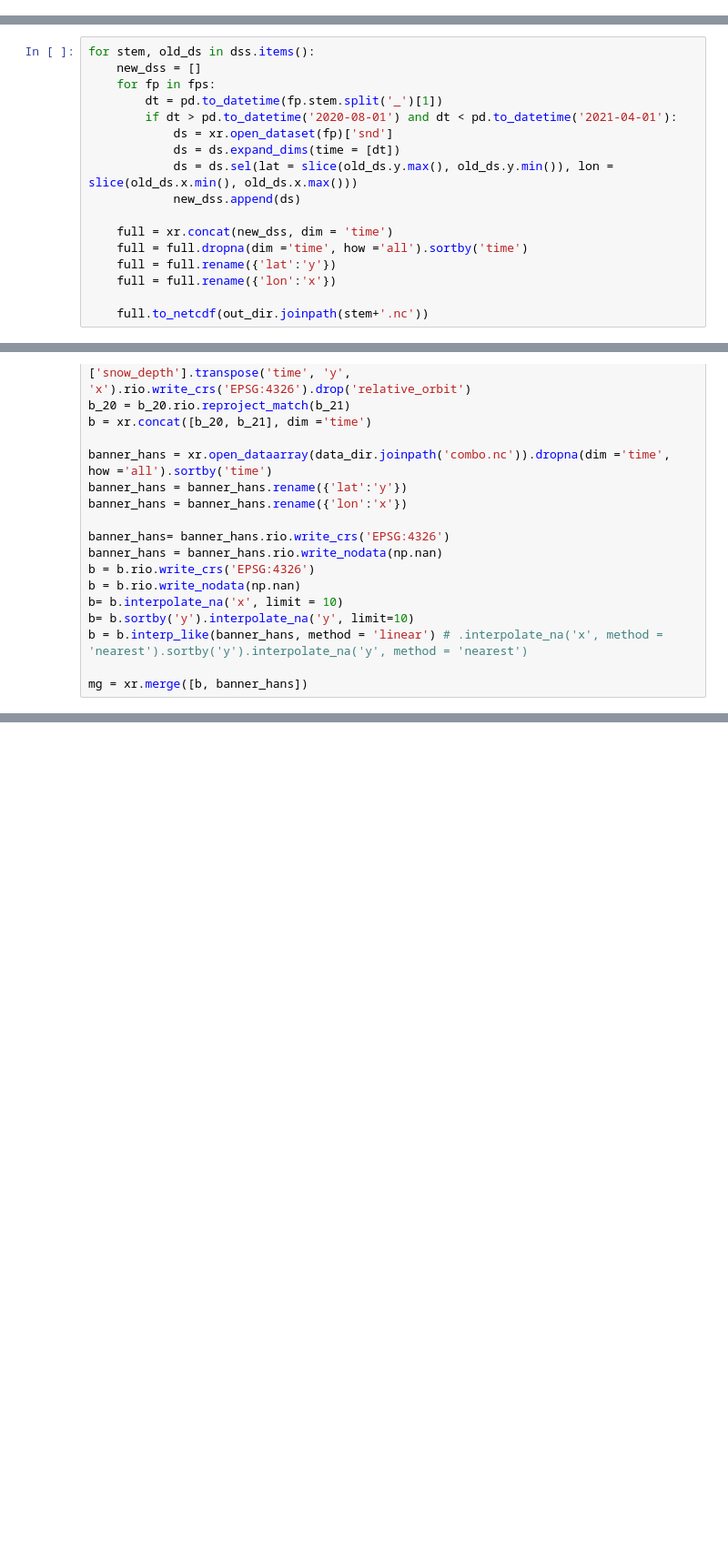
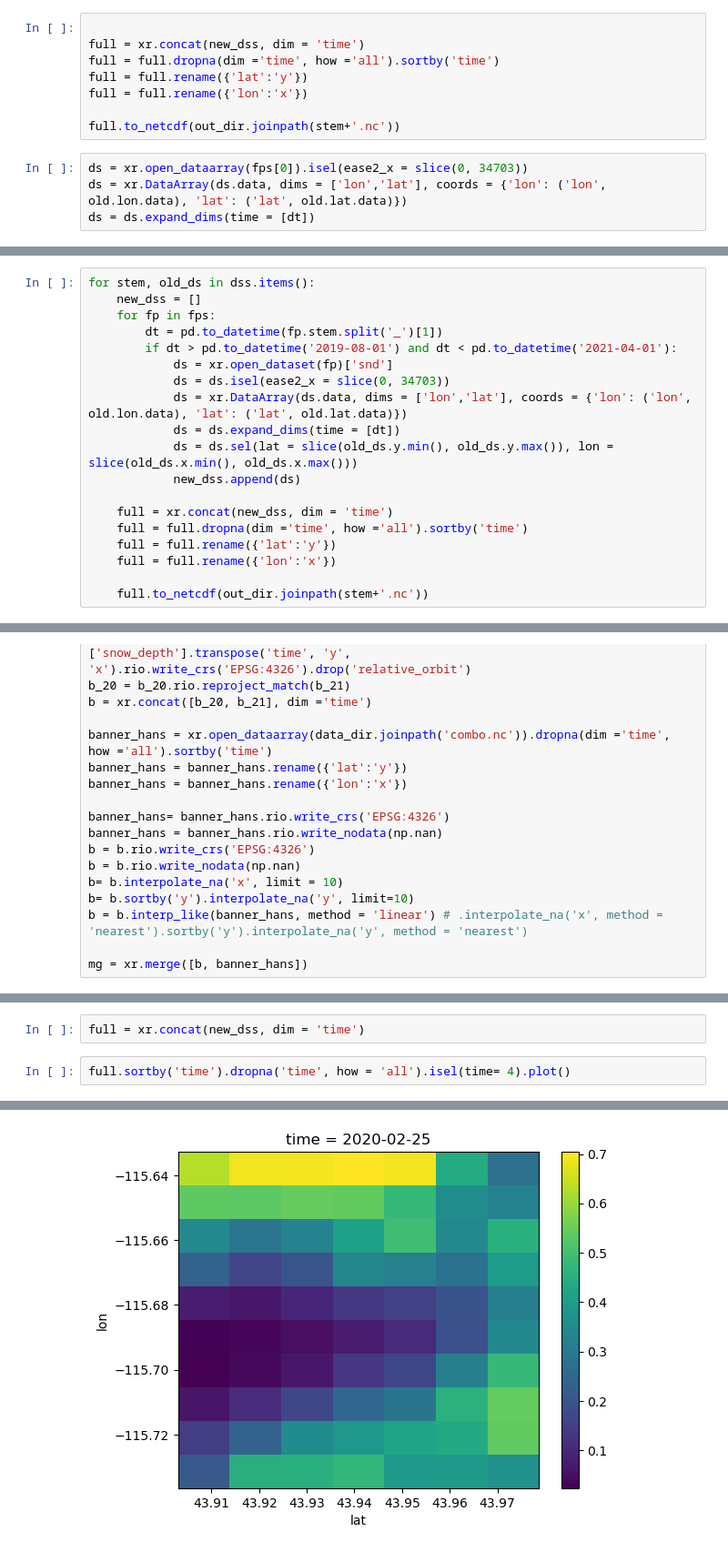
Before and after one commit to ZachHoppinen/spicy-analysis, a Jupyter notebook: src/compare/hans/play.ipynb, the cells around one changed output, grey strips where cells are left out. Shown: that part at 91% size. Cells and saved outputs as stored; diff of their text form; blank space fills up the shorter version.

```diff
--- a/src/compare/hans/play.ipynb
+++ b/src/compare/hans/play.ipynb
@@ -39,2 +81,14 @@ data_dir = Path('~/scratch/West_US_Canada').expanduser()
 assert data_dir.exists()
 fps = list(data_dir.glob('*.nc'))
+# %%
+
+full = xr.concat(new_dss, dim = 'time')
+full = full.dropna(dim ='time', how ='all').sortby('time')
+full = full.rename({'lat':'y'})
+full = full.rename({'lon':'x'})
+
+full.to_netcdf(out_dir.joinpath(stem+'.nc'))
+# %%
+ds = xr.open_dataarray(fps[0]).isel(ease2_x = slice(0, 34703))
+ds = xr.DataArray(ds.data, dims = ['lon','lat'], coords = {'lon': ('lon', old.lon.data), 'lat': ('lat', old.lat.data)})
+ds = ds.expand_dims(time = [dt])
@@ -43,10 +125,12 @@ for stem, old_ds in dss.items():
     new_dss = []
     for fp in fps:
         dt = pd.to_datetime(fp.stem.split('_')[1])
-        if dt > pd.to_datetime('2020-08-01') and dt < pd.to_datetime('2021-04-01'):
+        if dt > pd.to_datetime('2019-08-01') and dt < pd.to_datetime('2021-04-01'):
             ds = xr.open_dataset(fp)['snd']
+            ds = ds.isel(ease2_x = slice(0, 34703))
+            ds = xr.DataArray(ds.data, dims = ['lon','lat'], coords = {'lon': ('lon', old.lon.data), 'lat': ('lat', old.lat.data)})
             ds = ds.expand_dims(time = [dt])
-            ds = ds.sel(lat = slice(old_ds.y.max(), old_ds.y.min()), lon = slice(old_ds.x.min(), old_ds.x.max()))
+            ds = ds.sel(lat = slice(old_ds.y.min(), old_ds.y.max()), lon = slice(old_ds.x.min(), old_ds.x.max()))
             new_dss.append(ds)
 
     full = xr.concat(new_dss, dim = 'time')
@@ -78,0 +171,5 @@ mg = xr.merge([b, banner_hans])
+# %%
+full = xr.concat(new_dss, dim = 'time')
+# %%
+full.sortby('time').dropna('time', how = 'all').isel(time= 4).plot()
+# %% [output]
@@ -78,0 +177 @@ mg = xr.merge([b, banner_hans])
+[figure, added]
```
Also changed, not shown: parts of 9 cells of this notebook, 2 other files.
